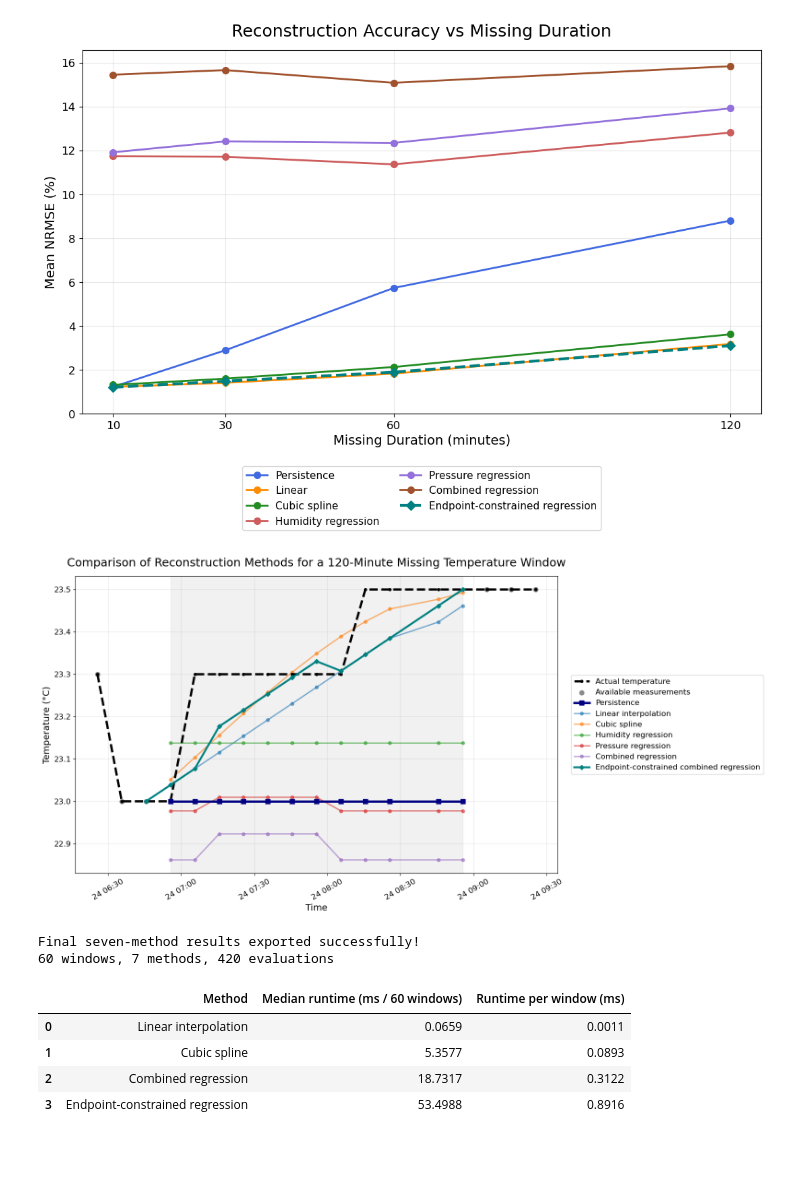
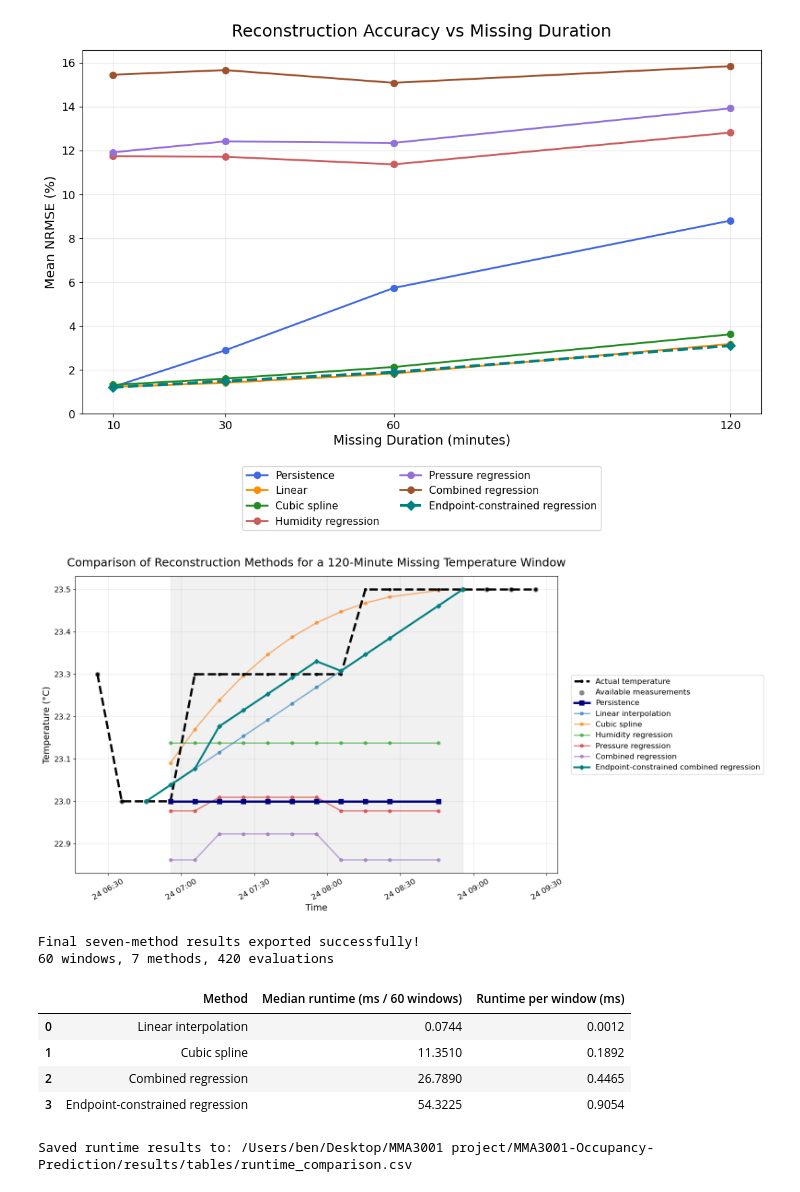
Before and after one commit to ben12251230-afk/MMA3001-Missing-Sensor-Reconstruction, a Jupyter notebook: notebooks/01_data_exploration.ipynb, the cells around one changed output. Cells and saved outputs as stored; diff of their text form; code cells hidden in the pictures; blank space fills up the shorter version.

Commit message:
Finalize notebook reconstruction and runtime results

```diff
--- a/notebooks/01_data_exploration.ipynb
+++ b/notebooks/01_data_exploration.ipynb
@@ -57,7 +57,9 @@ print(os.getcwd())
 # %% [output]
 /Users/ben/Desktop/MMA3001 project/MMA3001-Occupancy-Prediction/notebooks
 # %%
-env = pd.read_csv("../Data/raw/5EnvSensor_MayToDec2024_180kRows.csv")
+env = pd.read_csv(
+    project_root / "Data" / "raw" / "5EnvSensor_MayToDec2024_180kRows.csv"
+)
 
 env.head()
 # %% [output]
@@ -1758,38 +1770,45 @@ plot_data = validation_data[
 
 plot_data = plot_data.sort_values("time").reset_index(drop=True)
 
-hidden_mask = (plot_data["time"] >= gap_start) & (plot_data["time"] <= gap_end)
+# Match the validation.py window definition (do not hide right endpoint)
+cutoff_time = gap_end - pd.Timedelta(seconds=5)
+hidden_mask = (
+    (plot_data["time"] >= gap_start) &
+    (plot_data["time"] < cutoff_time)
+)
 
 actual_temp = plot_data["temperature"].copy()
-
-available_temp = plot_data["temperature"].copy()
+available_temp = actual_temp.copy()
 available_temp.loc[hidden_mask] = np.nan
 
-# ----------------------------
-# Predictions
-# ----------------------------
-
-# Persistence
+# Persistence baseline
 persistence_pred = pd.Series(np.nan, index=plot_data.index)
-last_value_before_gap = plot_data.loc[
-    plot_data["time"] < gap_start, "temperature"
+last_value_before_gap = validation_data.loc[
+    validation_data["time"] < gap_start, "temperature"
 ].iloc[-1]
 persistence_pred.loc[hidden_mask] = last_value_before_gap
 
-# Linear interpolation
-linear_pred = available_temp.interpolate(method="linear")
+# Match numerical validation: use the actual timestamps and the same 4+4 points
+before_for_plot = validation_data[
+    validation_data["time"] < gap_start
+].tail(4)
+after_for_plot = validation_data[
+    validation_data["time"] >= cutoff_time
+].head(4)
+known_for_plot = pd.concat([before_for_plot, after_for_plot]).sort_values("time")
+x_known = (known_for_plot["time"] - gap_start).dt.total_seconds().to_numpy()
+y_known = known_for_plot["temperature"].to_numpy(dtype=float)
+x_hidden = (
+    plot_data.loc[hidden_mask, "time"] - gap_start
+).dt.total_seconds().to_numpy()
+
 linear_gap_only = pd.Series(np.nan, index=plot_data.index)
-linear_gap_only.loc[hidden_mask] = linear_pred.loc[hidden_mask]
+linear_gap_only.loc[hidden_mask] = np.interp(x_hidden, x_known, y_known)
 
-# Cubic spline
-known_idx = np.where(~available_temp.isna())[0]
-known_x = known_idx
-known_y = available_temp.dropna().values
-
-cs = CubicSpline(known_x, known_y)
-cubic_pred = pd.Series(cs(np.arange(len(plot_data))), index=plot_data.index)
 cubic_gap_only = pd.Series(np.nan, index=plot_data.index)
-cubic_gap_only.loc[hidden_mask] = cubic_pred.loc[hidden_mask]
+cubic_gap_only.loc[hidden_mask] = CubicSpline(
+    x_known, y_known, bc_type="natural"
+)(x_hidden)
 
 # Regression
 humidity_pred = pd.Series(np.nan, index=plot_data.index)
@@ -1917,35 +1936,35 @@ plt.plot(
 )
 # Missing window shading
 plt.axvspan(gap_start, gap_end, color="lightgray", alpha=0.3)
 
 plt.title(
     "Comparison of Reconstruction Methods for a 120-Minute Missing Temperature Window",
     fontsize=18,
     pad=15
 )
 plt.xlabel("Time", fontsize=14)
 plt.ylabel("Temperature (°C)", fontsize=14)
 plt.xticks(rotation=30, fontsize=12)
 plt.yticks(fontsize=12)
 plt.grid(True, alpha=0.3)
 
 plt.legend(
     loc="center left",
     bbox_to_anchor=(1.02, 0.5),
     fontsize=12,
     frameon=True
 )
 
 plt.tight_layout()
 
 plt.savefig(
-    "../results/figures/seven_method_reconstruction_120min.png",
+    figures_dir / "seven_method_reconstruction_120min.png",
     dpi=300,
     bbox_inches="tight"
 )
 plt.show()
 # %% [output]
-[figure, old version]
+[figure, new version]
 # %%
 # ============================================================
 # Export Final Seven-Method Results
@@ -2108,15 +2127,18 @@ runtime_table = pd.DataFrame(runtime_results).round(4)
 runtime_table
 # %% [output]
 |  | Method | Median runtime (ms / 60 windows) | Runtime per window (ms) |
-| 0 | Linear interpolation | 0.0659 | 0.0011 |
-| 1 | Cubic spline | 5.3577 | 0.0893 |
-| 2 | Combined regression | 18.7317 | 0.3122 |
-| 3 | Endpoint-constrained regression | 53.4988 | 0.8916 |
+| 0 | Linear interpolation | 0.0744 | 0.0012 |
+| 1 | Cubic spline | 11.3510 | 0.1892 |
+| 2 | Combined regression | 26.7890 | 0.4465 |
+| 3 | Endpoint-constrained regression | 54.3225 | 0.9054 |
 # %%
-runtime_table.to_csv(
-    "../results/tables/runtime_comparison.csv",
-    index=False
-)
+from pathlib import Path
+
+runtime_output = Path(project_root) / "results" / "tables" / "runtime_comparison.csv"
+runtime_table.to_csv(runtime_output, index=False)
+print("Saved runtime results to:", runtime_output)
+# %% [output]
+Saved runtime results to: /Users/ben/Desktop/MMA3001 project/MMA3001-Occupancy-Prediction/results/tables/runtime_comparison.csv
 # %%
 from pathlib import Path
 import pandas as pd
```
Also changed, not shown: parts of 4 cells of this notebook, 3 other files.
